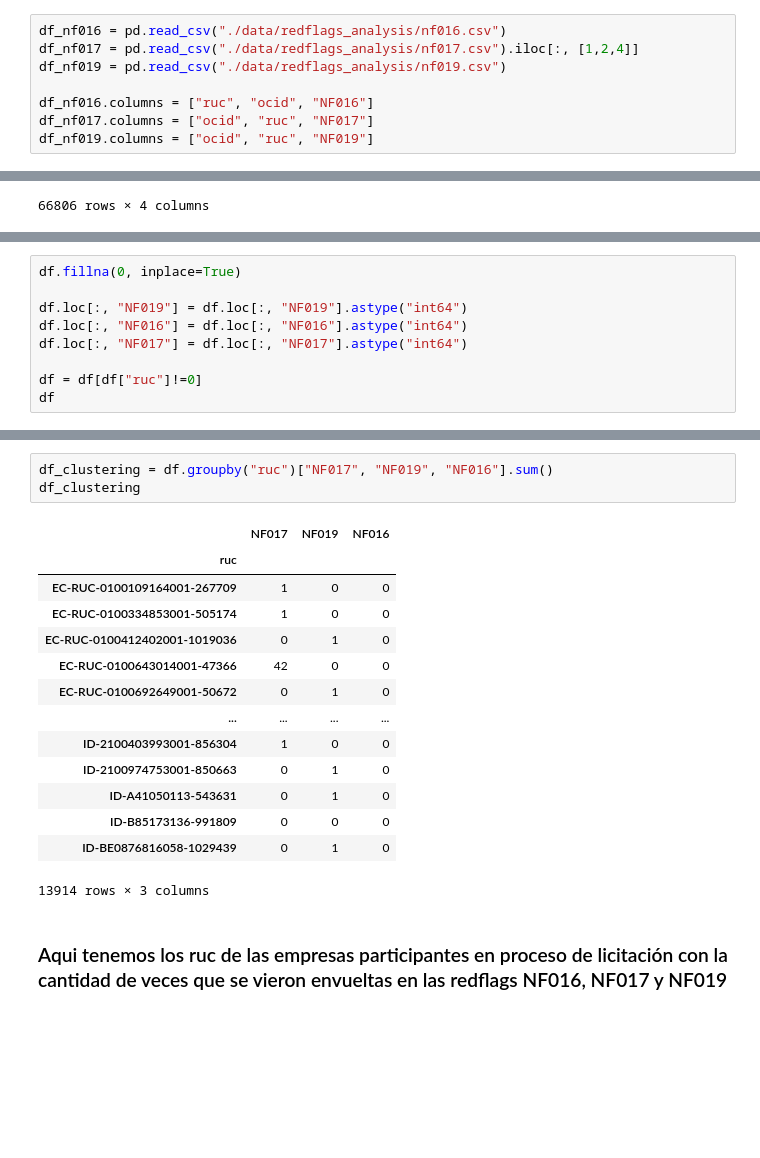
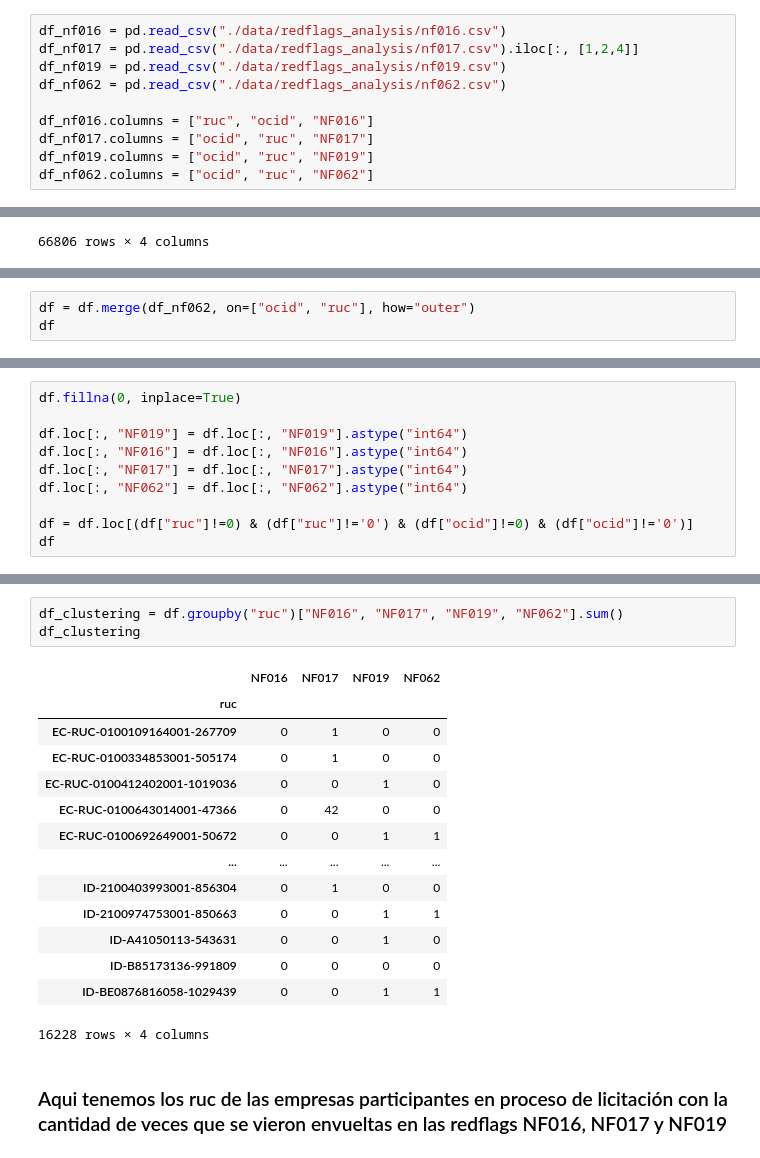
Before and after one commit to Sergio55Veliz/Sercop-DataScience, a Jupyter notebook: clustering.ipynb, the cells around one changed output, grey strips where cells are left out. Cells and saved outputs as stored; diff of their text form; blank space fills up the shorter version.

```diff
--- a/clustering.ipynb
+++ b/clustering.ipynb
@@ -9,10 +9,12 @@ import matplotlib.pyplot as plt
 df_nf016 = pd.read_csv("./data/redflags_analysis/nf016.csv")
 df_nf017 = pd.read_csv("./data/redflags_analysis/nf017.csv").iloc[:, [1,2,4]]
 df_nf019 = pd.read_csv("./data/redflags_analysis/nf019.csv")
+df_nf062 = pd.read_csv("./data/redflags_analysis/nf062.csv")
 
 df_nf016.columns = ["ruc", "ocid", "NF016"]
 df_nf017.columns = ["ocid", "ruc", "NF017"]
 df_nf019.columns = ["ocid", "ruc", "NF019"]
+df_nf062.columns = ["ocid", "ruc", "NF062"]
 # %%
 df_nf016
 # %% [output]
@@ -116,0 +135,3 @@ df
+# %%
+df = df.merge(df_nf062, on=["ocid", "ruc"], how="outer")
+df
@@ -120,7 +155,8 @@ df.fillna(0, inplace=True)
 df.loc[:, "NF019"] = df.loc[:, "NF019"].astype("int64")
 df.loc[:, "NF016"] = df.loc[:, "NF016"].astype("int64")
 df.loc[:, "NF017"] = df.loc[:, "NF017"].astype("int64")
+df.loc[:, "NF062"] = df.loc[:, "NF062"].astype("int64")
 
-df = df[df["ruc"]!=0]
+df = df.loc[(df["ruc"]!=0) & (df["ruc"]!='0') & (df["ocid"]!=0) & (df["ocid"]!='0')]
 df
 # %% [output]
@@ -153,21 +200,21 @@ dtype: object
 # %%
-df_clustering = df.groupby("ruc")["NF017", "NF019", "NF016"].sum()
+df_clustering = df.groupby("ruc")["NF016", "NF017", "NF019", "NF062"].sum()
 df_clustering
 # %% [output]
-|  | NF017 | NF019 | NF016 |
-| ruc |  |  |  |
-| EC-RUC-0100109164001-267709 | 1 | 0 | 0 |
-| EC-RUC-0100334853001-505174 | 1 | 0 | 0 |
-| EC-RUC-0100412402001-1019036 | 0 | 1 | 0 |
-| EC-RUC-0100643014001-47366 | 42 | 0 | 0 |
-| EC-RUC-0100692649001-50672 | 0 | 1 | 0 |
-| ... | ... | ... | ... |
-| ID-2100403993001-856304 | 1 | 0 | 0 |
-| ID-2100974753001-850663 | 0 | 1 | 0 |
-| ID-A41050113-543631 | 0 | 1 | 0 |
-| ID-B85173136-991809 | 0 | 0 | 0 |
-| ID-BE0876816058-1029439 | 0 | 1 | 0 |
+|  | NF016 | NF017 | NF019 | NF062 |
+| ruc |  |  |  |  |
+| EC-RUC-0100109164001-267709 | 0 | 1 | 0 | 0 |
+| EC-RUC-0100334853001-505174 | 0 | 1 | 0 | 0 |
+| EC-RUC-0100412402001-1019036 | 0 | 0 | 1 | 0 |
+| EC-RUC-0100643014001-47366 | 0 | 42 | 0 | 0 |
+| EC-RUC-0100692649001-50672 | 0 | 0 | 1 | 1 |
+| ... | ... | ... | ... | ... |
+| ID-2100403993001-856304 | 0 | 1 | 0 | 0 |
+| ID-2100974753001-850663 | 0 | 0 | 1 | 1 |
+| ID-A41050113-543631 | 0 | 0 | 1 | 0 |
+| ID-B85173136-991809 | 0 | 0 | 0 | 0 |
+| ID-BE0876816058-1029439 | 0 | 0 | 1 | 1 |
-13914 rows × 3 columns
+16228 rows × 4 columns
 # %% [markdown]
 ### Aqui tenemos los ruc de las empresas participantes en proceso de licitación con la cantidad de veces que se vieron envueltas en las redflags NF016, NF017 y NF019
 # %%
```
Also changed, not shown: parts of 35 cells of this notebook.
